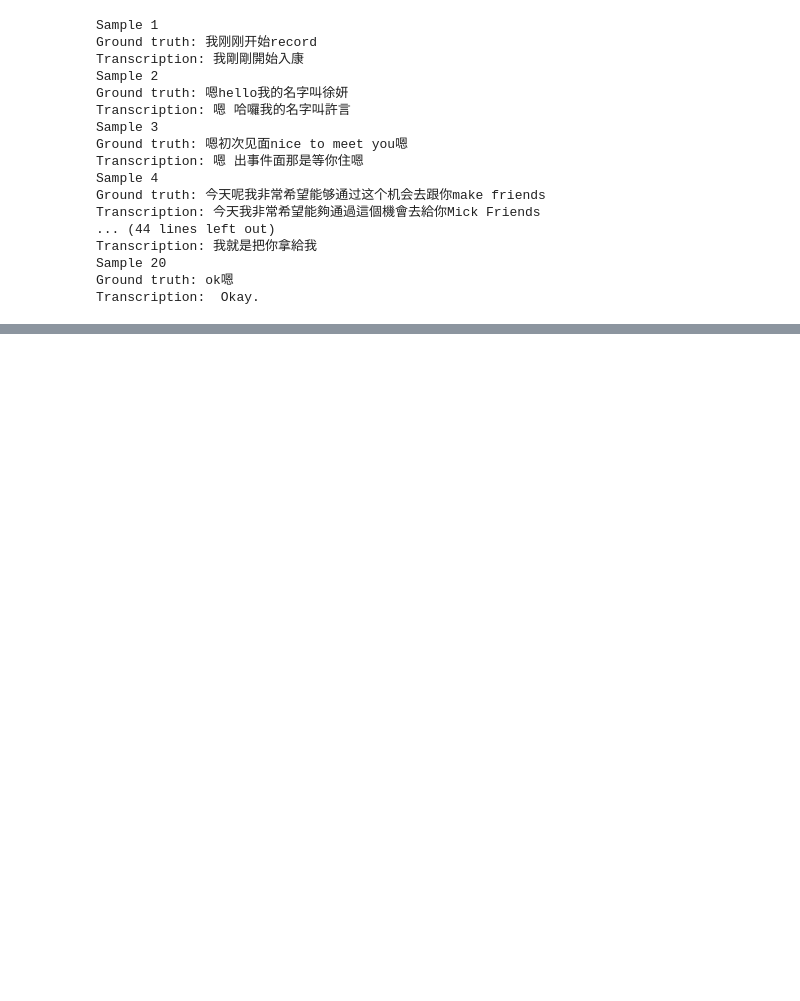
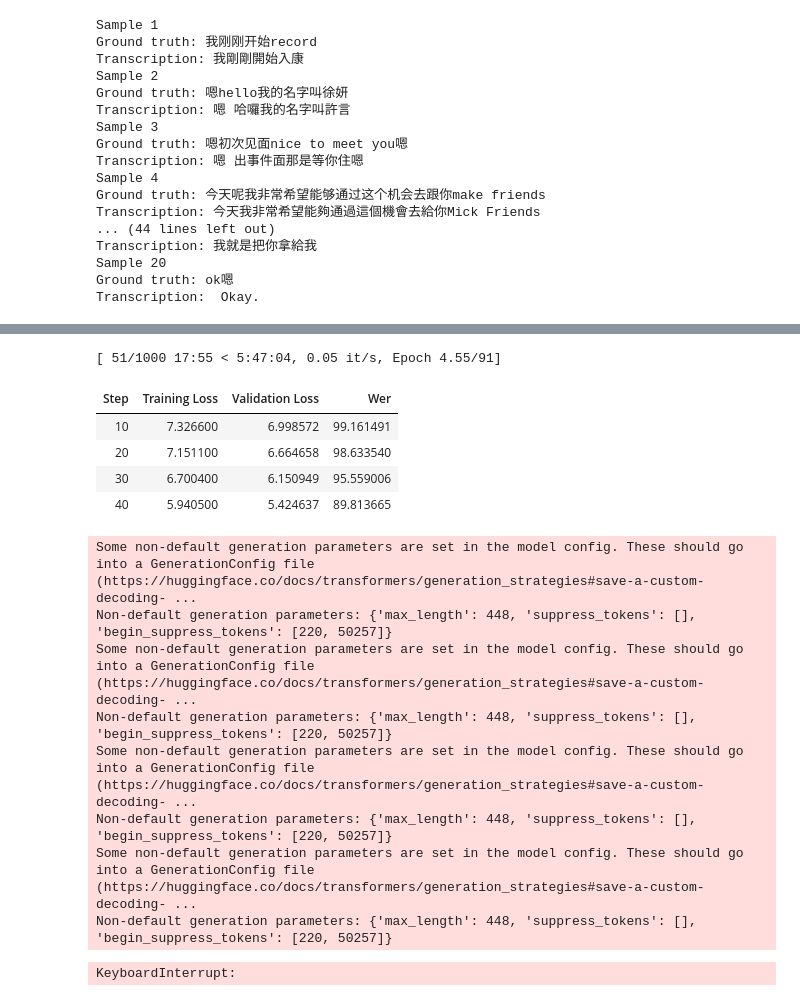
Before and after one commit to dannytse/bilingual-code-switching, a Jupyter notebook: whisper_codeswitch_baseline.ipynb, the cells around one changed output, grey strips where cells are left out. Cells and saved outputs as stored; diff of their text form; code cells hidden in the pictures; blank space fills up the shorter version.

```diff
--- a/whisper_codeswitch_baseline.ipynb
+++ b/whisper_codeswitch_baseline.ipynb
@@ -107,0 +225,2 @@ Transcription:  Okay.
+# %%
+data_collator = DataCollatorSpeechSeq2SeqWithPadding(processor=processor)
@@ -107,0 +244,40 @@ Transcription:  Okay.
+# %%
+model.config.forced_decoder_ids = None
+model.config.suppress_tokens = []
+model.config.use_cache = False
+# %%
+from transformers import Seq2SeqTrainingArguments
+
+output_dir = "./whisper-tiny-finetune"
+training_args = Seq2SeqTrainingArguments(
+    output_dir="./whisper-tiny-finetune",  # your dir name
+    per_device_train_batch_size=128,
+    learning_rate=1e-5,
+    warmup_steps=500,
+    max_steps=1000,
+    gradient_checkpointing=True,
+    evaluation_strategy="steps",
+    per_device_eval_batch_size=8,
+    predict_with_generate=True,
+    generation_max_length=225,
+    save_steps=10,
+    eval_steps=10,
+    logging_steps=5,
+    report_to=["tensorboard"],
+    load_best_model_at_end=True,
+    metric_for_best_model="wer",
+    greater_is_better=False,
+    push_to_hub=False,
+)
+# %%
+from transformers import Seq2SeqTrainer
+
+trainer = Seq2SeqTrainer(
+    args=training_args,
+    model=model,
+    train_dataset=train_set_training,
+    eval_dataset=test_set_training,
+    data_collator=data_collator,
+    compute_metrics=compute_metrics,
+    tokenizer=processor
+)
@@ -107,0 +294,18 @@ Transcription:  Okay.
+# %%
+trainer.train()
+# %% [output]
+[ 51/1000 17:55 < 5:47:04, 0.05 it/s, Epoch 4.55/91]
+| Step | Training Loss | Validation Loss | Wer |
+| 10 | 7.326600 | 6.998572 | 99.161491 |
+| 20 | 7.151100 | 6.664658 | 98.633540 |
+| 30 | 6.700400 | 6.150949 | 95.559006 |
+| 40 | 5.940500 | 5.424637 | 89.813665 |
+Some non-default generation parameters are set in the model config. These should go into a GenerationConfig file (https://huggingface.co/docs/transformers/generation_strategies#save-a-custom-decoding- ...
+Non-default generation parameters: {'max_length': 448, 'suppress_tokens': [], 'begin_suppress_tokens': [220, 50257]}
+Some non-default generation parameters are set in the model config. These should go into a GenerationConfig file (https://huggingface.co/docs/transformers/generation_strategies#save-a-custom-decoding- ...
+Non-default generation parameters: {'max_length': 448, 'suppress_tokens': [], 'begin_suppress_tokens': [220, 50257]}
+Some non-default generation parameters are set in the model config. These should go into a GenerationConfig file (https://huggingface.co/docs/transformers/generation_strategies#save-a-custom-decoding- ...
+Non-default generation parameters: {'max_length': 448, 'suppress_tokens': [], 'begin_suppress_tokens': [220, 50257]}
+Some non-default generation parameters are set in the model config. These should go into a GenerationConfig file (https://huggingface.co/docs/transformers/generation_strategies#save-a-custom-decoding- ...
+Non-default generation parameters: {'max_length': 448, 'suppress_tokens': [], 'begin_suppress_tokens': [220, 50257]}
+KeyboardInterrupt:
```
Also changed, not shown: parts of 19 cells of this notebook.
